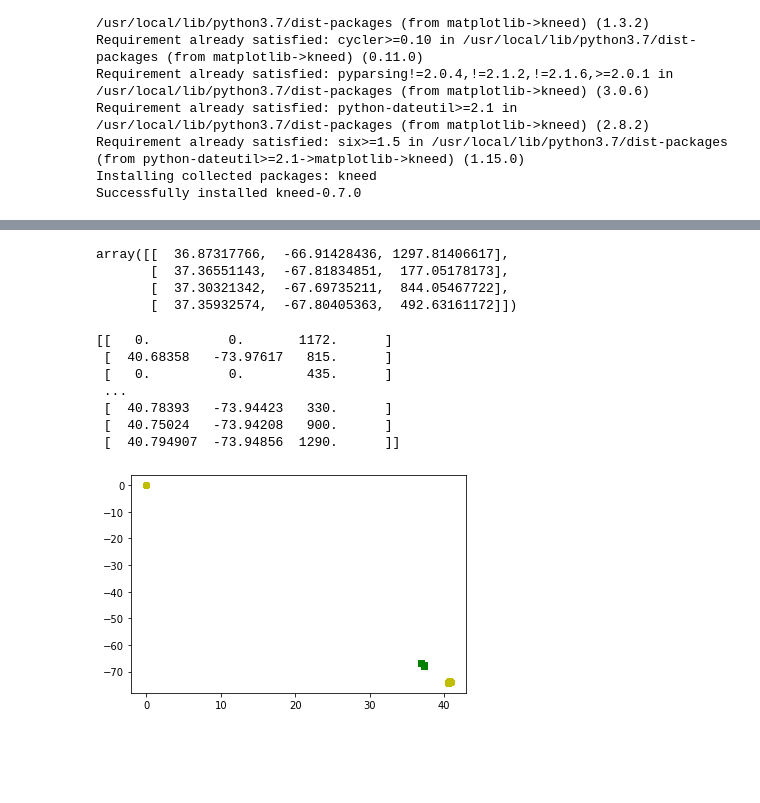
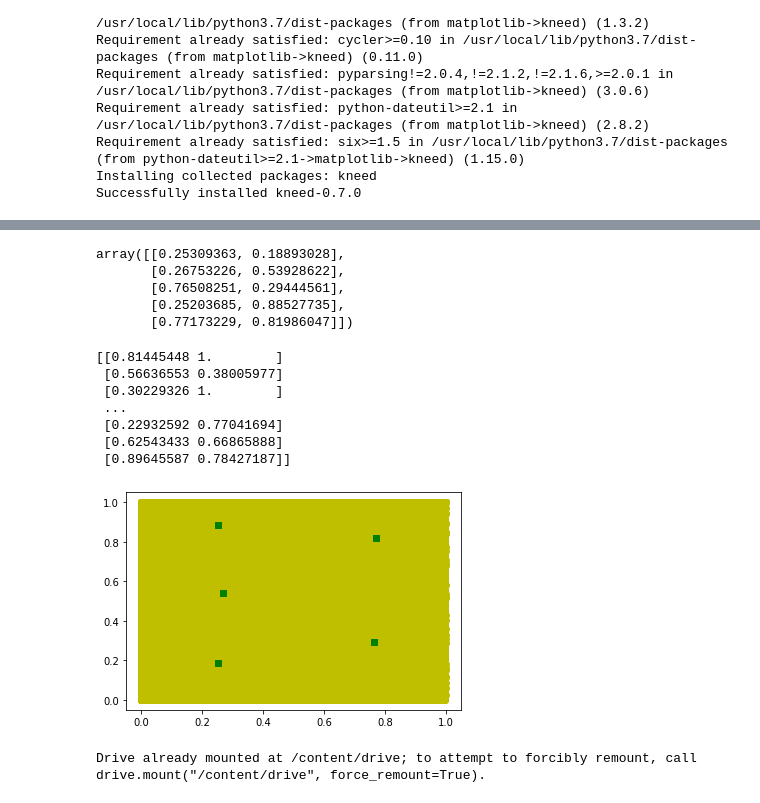
Before and after one commit to sudheendrakatikar/cmpe255-project, a Jupyter notebook: maincode.ipynb, the cells around one changed output, grey strips where cells are left out. Cells and saved outputs as stored; diff of their text form; code cells hidden in the pictures; blank space fills up the shorter version.

```diff
--- a/maincode.ipynb
+++ b/maincode.ipynb
@@ -358,11 +358,11 @@ See the caveats in the documentation: https://pandas.pydata.org/pandas-docs/stab
 | 227941 | 635 | 1290 | 2 | 27 | 40 | -73 | 60625 | 3186 | ... |
 227942 rows × 18 columns
 # %%
-x=final_df.reset_index()[['CRASH TIME','ON STREET NAME']].values.tolist()
+x=final_df.reset_index()[['CRASH TIME','LOCATION']].values.tolist()
 # x=final_df['CRASH TIME']
 # y=final_df['ON STREET NAME']
 
 from sklearn.preprocessing import MinMaxScaler
 scaler=MinMaxScaler()
-print(x)
-#x_scaled=scaler.fit_transform(x)
+
+x_scaled=scaler.fit_transform(x)
@@ -416,4 +414,4 @@ Optimal value of k is 4.
 # %%
-km=KMeans(n_clusters=4,random_state=0).fit(x)
+km=KMeans(n_clusters=5,random_state=0).fit(x_scaled)
 km.cluster_centers_
 # %% [output]
@@ -461,28 +460,31 @@ kl.elbow
 # %%
-km=KMeans(n_clusters=4,random_state=0).fit(x)
+km=KMeans(n_clusters=5,random_state=0).fit(x_scaled)
 km.cluster_centers_
 # %% [output]
-array([[  36.87317766,  -66.91428436, 1297.81406617],
-       [  37.36551143,  -67.81834851,  177.05178173],
-       [  37.30321342,  -67.69735211,  844.05467722],
-       [  37.35932574,  -67.80405363,  492.63161172]])
+array([[0.25309363, 0.18893028],
+       [0.26753226, 0.53928622],
+       [0.76508251, 0.29444561],
+       [0.25203685, 0.88527735],
+       [0.77173229, 0.81986047]])
 # %%
 import numpy as np
-a=np.asarray(x)
+a=np.asarray(x_scaled)
 print(a)
 plt.scatter(a[:,0],a[:,1], c='y')
 for c in km.cluster_centers_:
   plt.scatter(c[0],c[1], c='g',marker='s')
+# plt.xlim([40.30,41])
+# plt.ylim([-74.5,-73.5])
 plt.show()
 # %% [output]
-[[   0.          0.       1172.      ]
- [  40.68358   -73.97617   815.      ]
- [   0.          0.        435.      ]
+[[0.81445448 1.        ]
+ [0.56636553 0.38005977]
+ [0.30229326 1.        ]
  ...
- [  40.78393   -73.94423   330.      ]
- [  40.75024   -73.94208   900.      ]
- [  40.794907  -73.94856  1290.      ]]
+ [0.22932592 0.77041694]
+ [0.62543433 0.66865888]
+ [0.89645587 0.78427187]]
-[figure, old version]
+[figure, new version]
 # %%
 # scaler = StandardScaler()
 # Sum_of_squared_distances = []
@@ -508,3 +510,8 @@ plt.show()
 
 # y_pred=clf.predict(x_test)
 # print("Accuracy:",metrics.accuracy_score(y_test, y_pred))
+# %%
+from google.colab import drive
+drive.mount('/content/drive')
+# %% [output]
+Drive already mounted at /content/drive; to attempt to forcibly remount, call drive.mount("/content/drive", force_remount=True).
```
Also changed, not shown: parts of 24 cells of this notebook.
